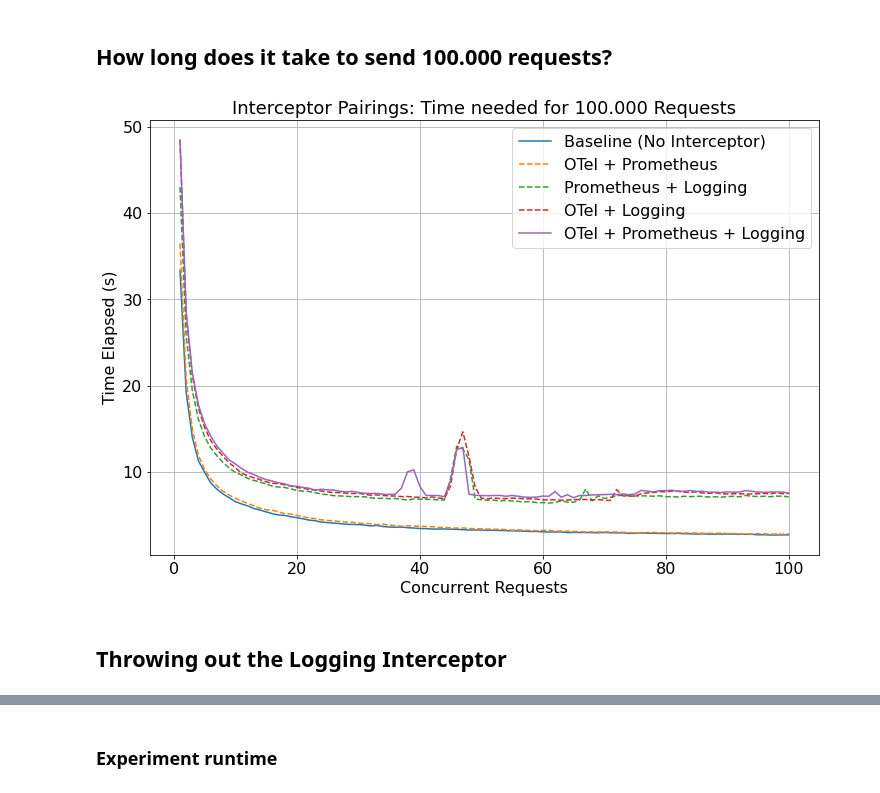
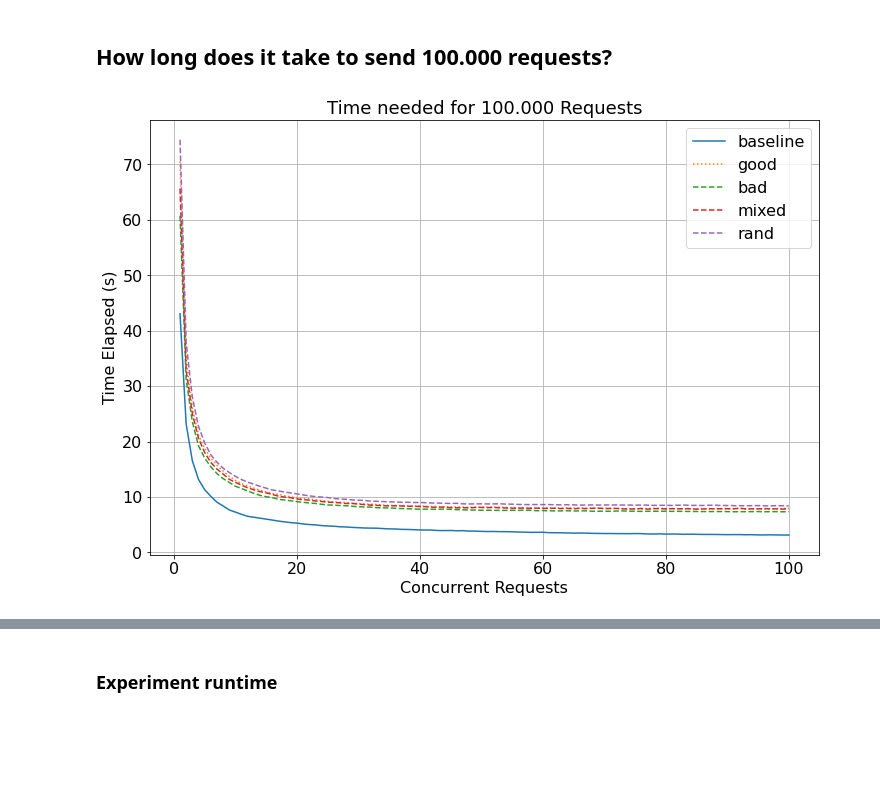
Before and after one commit to louisloechel/CloudServiceBenchmarking, a Jupyter notebook: analysis/analysis_purpl.ipynb, the cells around one changed output, grey strips where cells are left out. Drawn from its saved outputs; the diff is of its cells as text; code cells hidden in the pictures; blank space fills up the shorter version.

```diff
--- a/analysis/analysis_purpl.ipynb
+++ b/analysis/analysis_purpl.ipynb
@@ -131,11 +131,14 @@ def calculate_average_df(df1, df2, df3):
 
     return average_df
 
-avg_purpl_good = data_purpl_good #calculate_average_df(data_purpl_good) #, data_purpl_good_2, data_purpl_good_3)
-avg_purpl_bad = data_purpl_bad #calculate_average_df(data_purpl_bad) #, data_purpl_bad_2, data_purpl_bad_3)
-avg_purpl_base = data_purpl_base #calculate_average_df(data_purpl_base) #, data_purpl_base_2, data_purpl_base_3)
-avg_purpl_mixed = data_purpl_mixed #calculate_average_df(data_purpl_mixed) #, data_purpl_mixed_2, data_purpl_mixed_3)
-avg_purpl_rand = data_purpl_rand #calculate_average_df(data_purpl_rand) #, data_purpl_rand_2, data_purpl_rand_3)
+avg_purpl_good = calculate_average_df(data_purpl_good_1, data_purpl_good_2, data_purpl_good_3)
+avg_purpl_bad = calculate_average_df(data_purpl_bad_1, data_purpl_bad_2, data_purpl_bad_3)
+avg_purpl_base = calculate_average_df(data_purpl_base_1, data_purpl_base_2, data_purpl_base_3)
+
+avg_purpl_mixed = calculate_average_df(data_purpl_mixed_1, data_purpl_mixed_2, data_purpl_mixed_3)
+
+
+avg_purpl_rand = calculate_average_df(data_purpl_rand_1, data_purpl_rand_2, data_purpl_rand_3)
 
 
 # -------------- plotting data -------------- #
@@ -381,24 +186,22 @@ plt.show()
 ## How long does it take to send 100.000 requests?
 # %%
 plt.figure(figsize=(12, 8))
-plt.plot(avg_data_000 ['Concurrent Requests'], avg_data_000 ['Time Elapsed'],  label='Baseline (No Interceptor)') #marker='o',
-plt.plot(avg_data_011 ['Concurrent Requests'], avg_data_011 ['Time Elapsed'],  linestyle='--', label='OTel + Prometheus') #marker='o',
-plt.plot(avg_data_110 ['Concurrent Requests'], avg_data_110 ['Time Elapsed'],  linestyle='--', label='Prometheus + Logging') #marker='x',
-plt.plot(avg_data_101 ['Concurrent Requests'], avg_data_101 ['Time Elapsed'],  linestyle='--', label='OTel + Logging') #marker='^',
-plt.plot(avg_data_111 ['Concurrent Requests'], avg_data_111 ['Time Elapsed'],  label='OTel + Prometheus + Logging') #marker='^',
+plt.plot(avg_purpl_base['Concurrent Requests'], avg_purpl_base ['Time Elapsed'], label='baseline')
+plt.plot(avg_purpl_good['Concurrent Requests'], avg_purpl_good ['Time Elapsed'], label='good', linestyle='dotted')
+plt.plot(avg_purpl_bad['Concurrent Requests'], avg_purpl_bad ['Time Elapsed'], label='bad', linestyle='--')
+plt.plot(avg_purpl_mixed['Concurrent Requests'], avg_purpl_mixed ['Time Elapsed'], label='mixed', linestyle='--')
+plt.plot(avg_purpl_rand['Concurrent Requests'], avg_purpl_rand ['Time Elapsed'], label='rand', linestyle='--')
 
-plt.title('Interceptor Pairings: Time needed for 100.000 Requests', fontsize=18)
+plt.title('Time needed for 100.000 Requests', fontsize=18)
 plt.xlabel('Concurrent Requests', fontsize=16)
 plt.ylabel('Time Elapsed (s)', fontsize=16)
 #plt.yticks(np.arange(0, 1, 0.1))
 
 plt.xticks(fontsize=16)
 plt.yticks(fontsize=16)
 
 plt.legend(fontsize=16)
 plt.grid(True)
 plt.show()
 # %% [output]
-[figure, old version]
+[figure, new version]
-# %% [markdown]
-## Throwing out the Logging Interceptor
```
Also changed, not shown: parts of 31 cells of this notebook.
